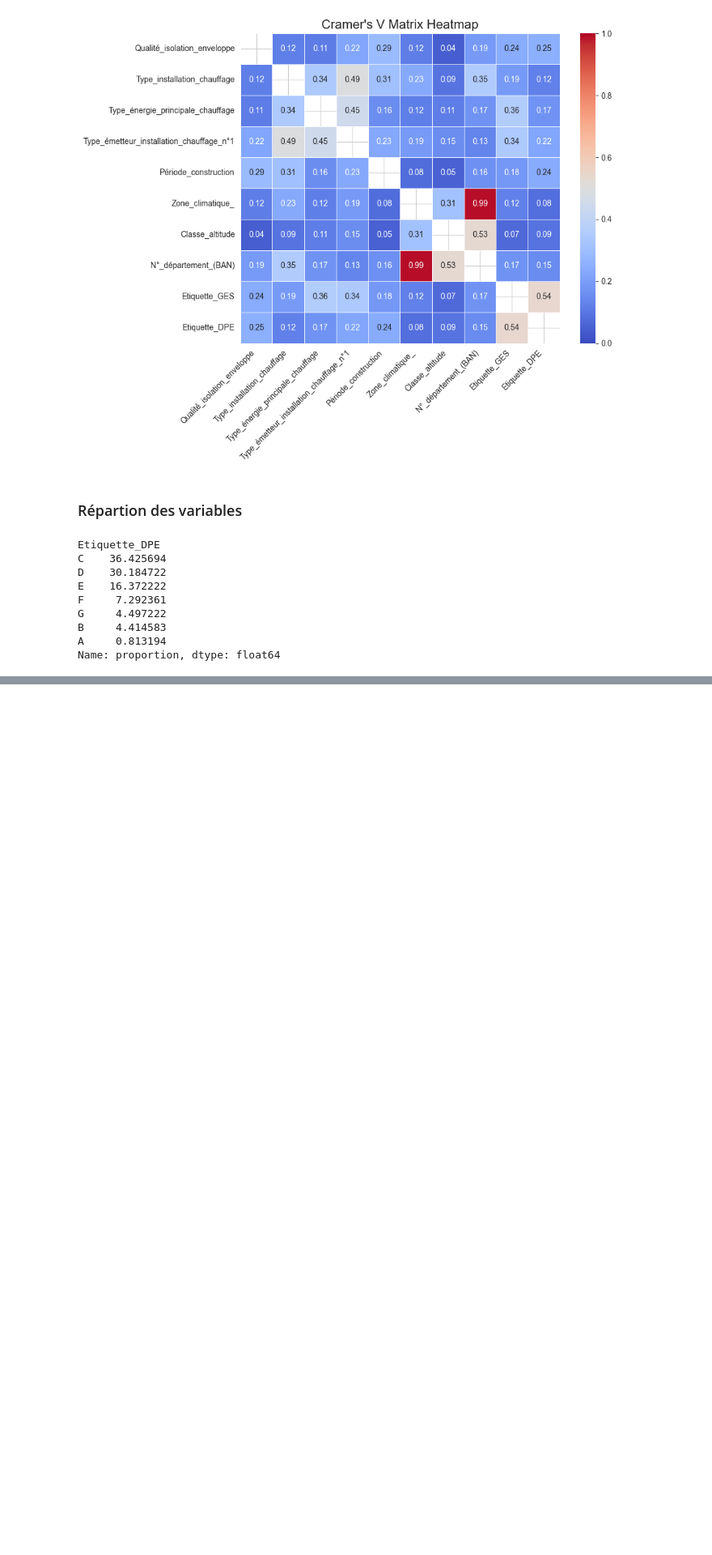
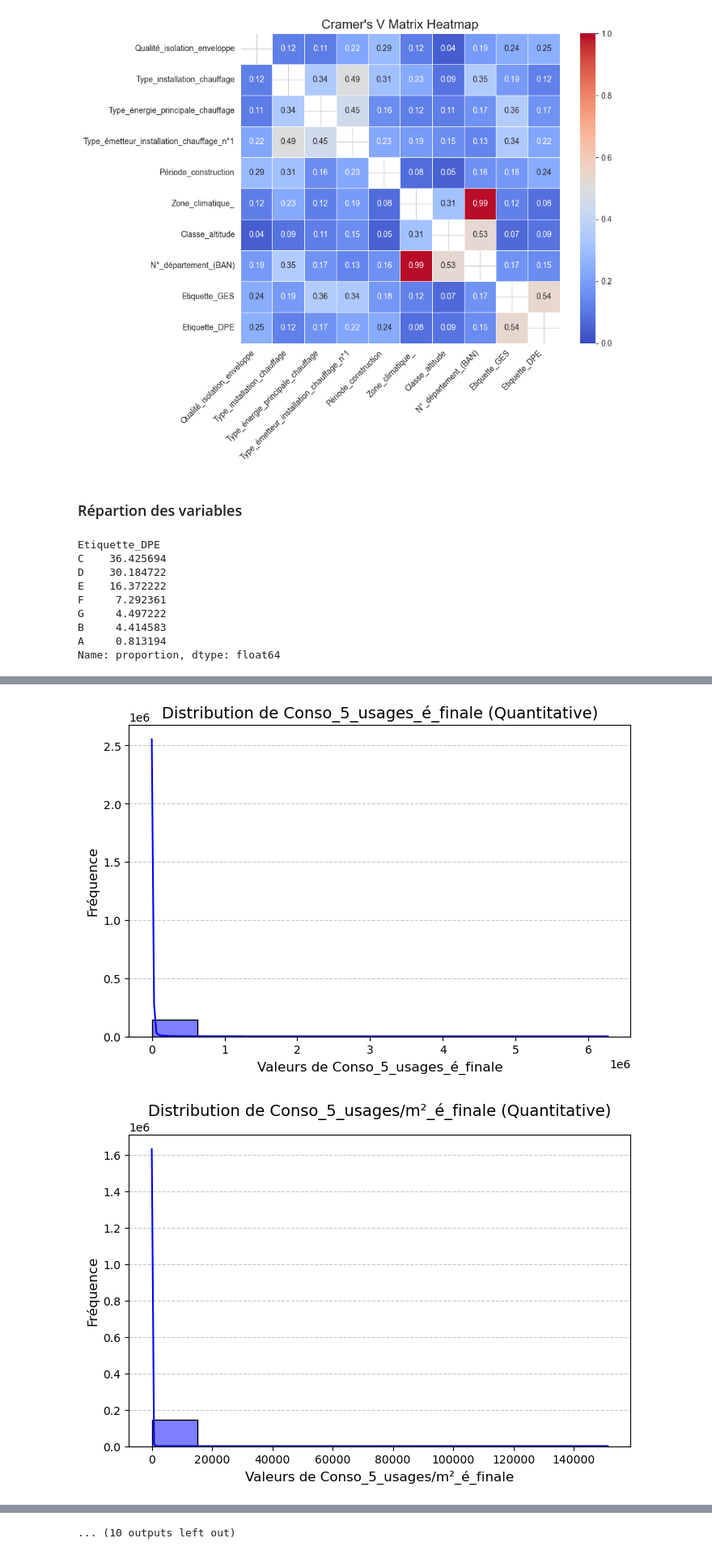
Before and after one commit to Thoprr/MLwithMargaux, a Jupyter notebook: notebook.ipynb, the cells around one changed output, grey strips where cells are left out. Shown at 81% size. Saved outputs shown, nothing was run; the diff lists cells and outputs as text; code cells hidden in the pictures; blank space fills up the shorter version.

```diff
--- a/notebook.ipynb
+++ b/notebook.ipynb
@@ -520,0 +496,5 @@ KeyboardInterrupt:
+# %%
+graphique_repartition(df_filtered)
+# %% [output]
+[figure, added]
+[figure, added]
@@ -520,0 +511 @@ KeyboardInterrupt:
+... (10 outputs left out)
```
Also changed, not shown: parts of 4 cells of this notebook.
